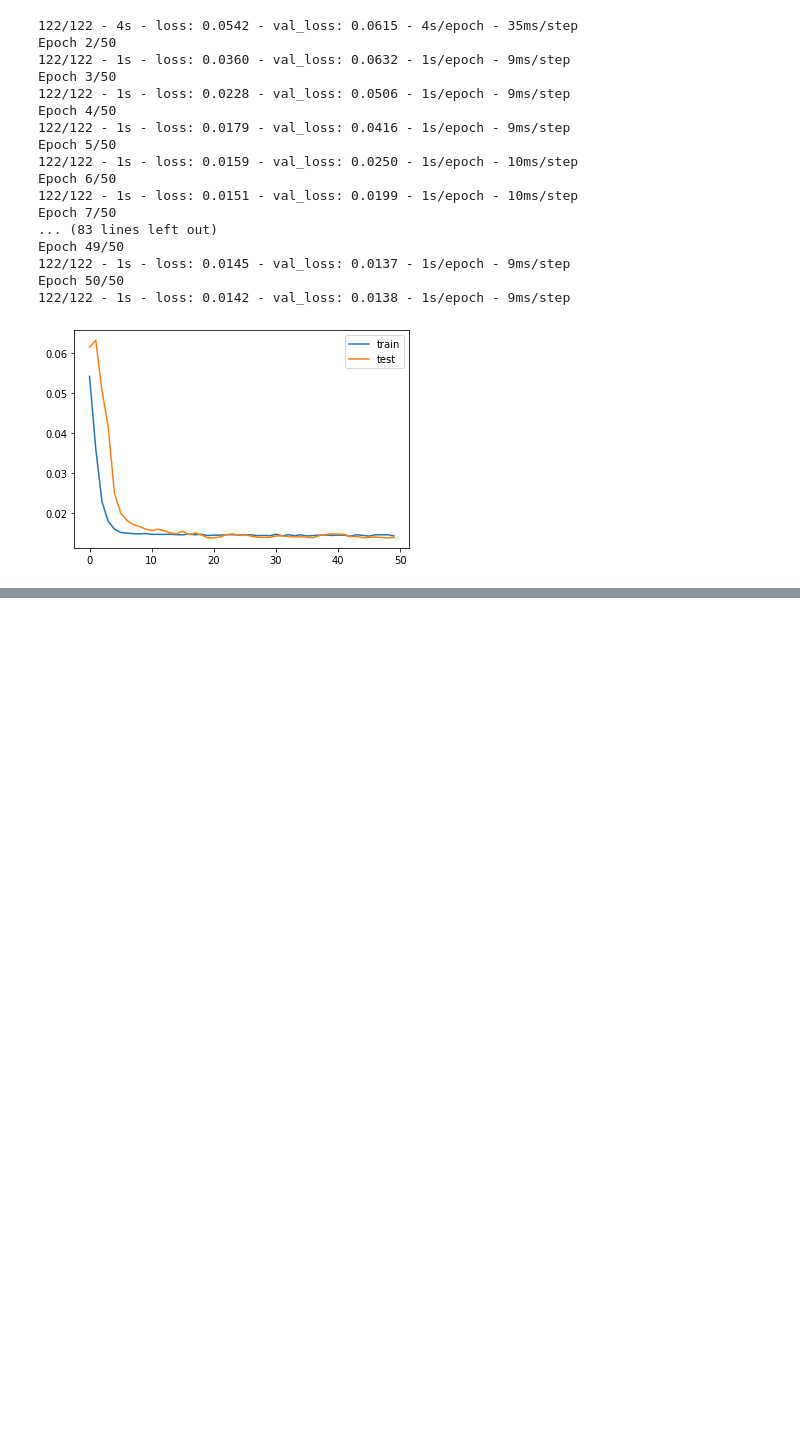
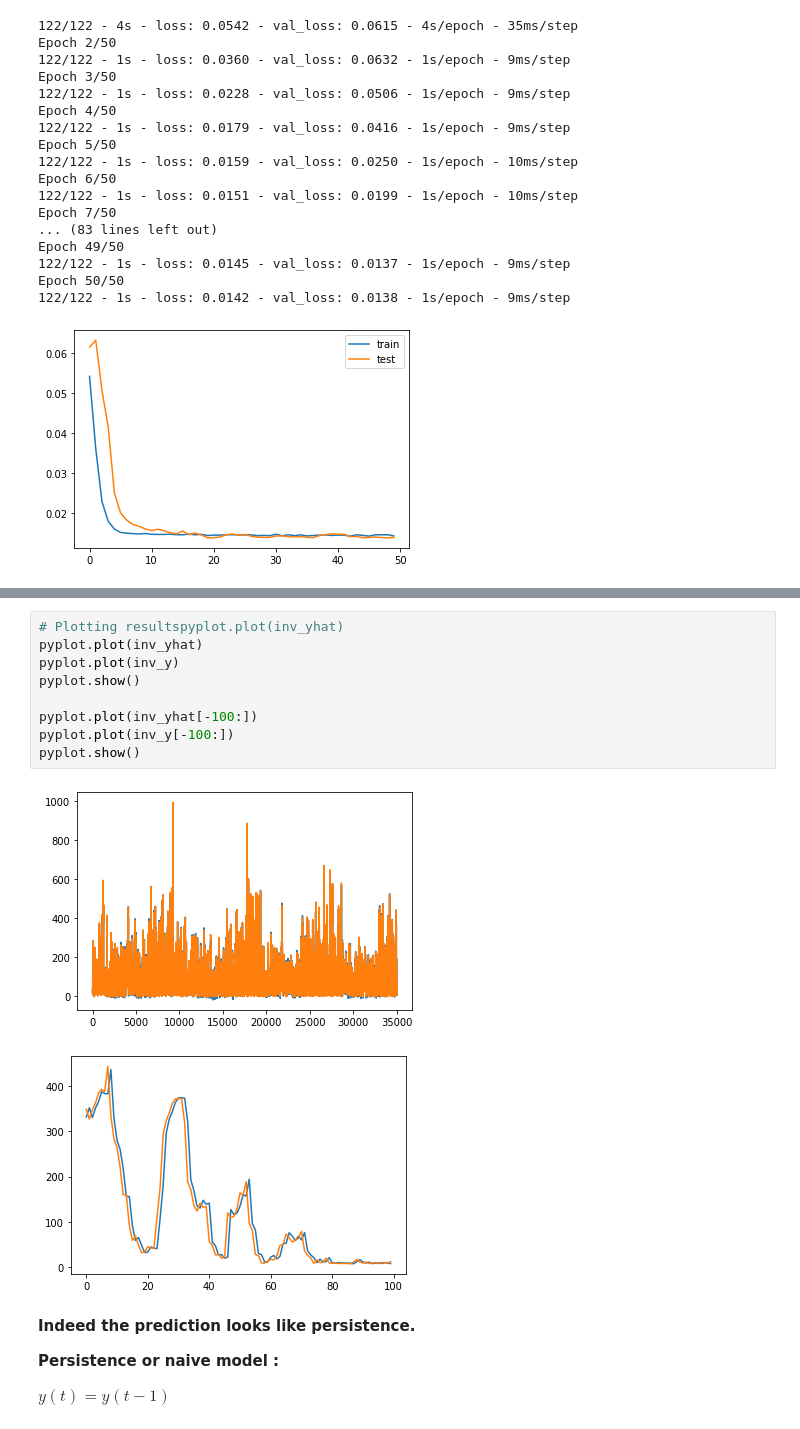
Before and after one commit to VicenteYago/timeSeries-LSTM, a Jupyter notebook: 1-lag.ipynb, the cells around one changed output, grey strips where cells are left out. Cells and saved outputs as stored; diff of their text form; blank space fills up the shorter version.

```diff
--- a/1-lag.ipynb
+++ b/1-lag.ipynb
@@ -173,0 +226,18 @@ print('Test RMSE: %.3f' % rmse)
+# %%
+# Plotting resultspyplot.plot(inv_yhat)
+pyplot.plot(inv_yhat)
+pyplot.plot(inv_y)
+pyplot.show()
+
+pyplot.plot(inv_yhat[-100:])
+pyplot.plot(inv_y[-100:])
+pyplot.show()
+# %% [output]
+[figure, added]
+[figure, added]
+# %% [markdown]
+**Indeed the prediction looks like persistence.**
+
+**Persistence or naive model :**
+
+$y(t) = y(t-1)$
```
Also changed, not shown: parts of 12 cells of this notebook.
